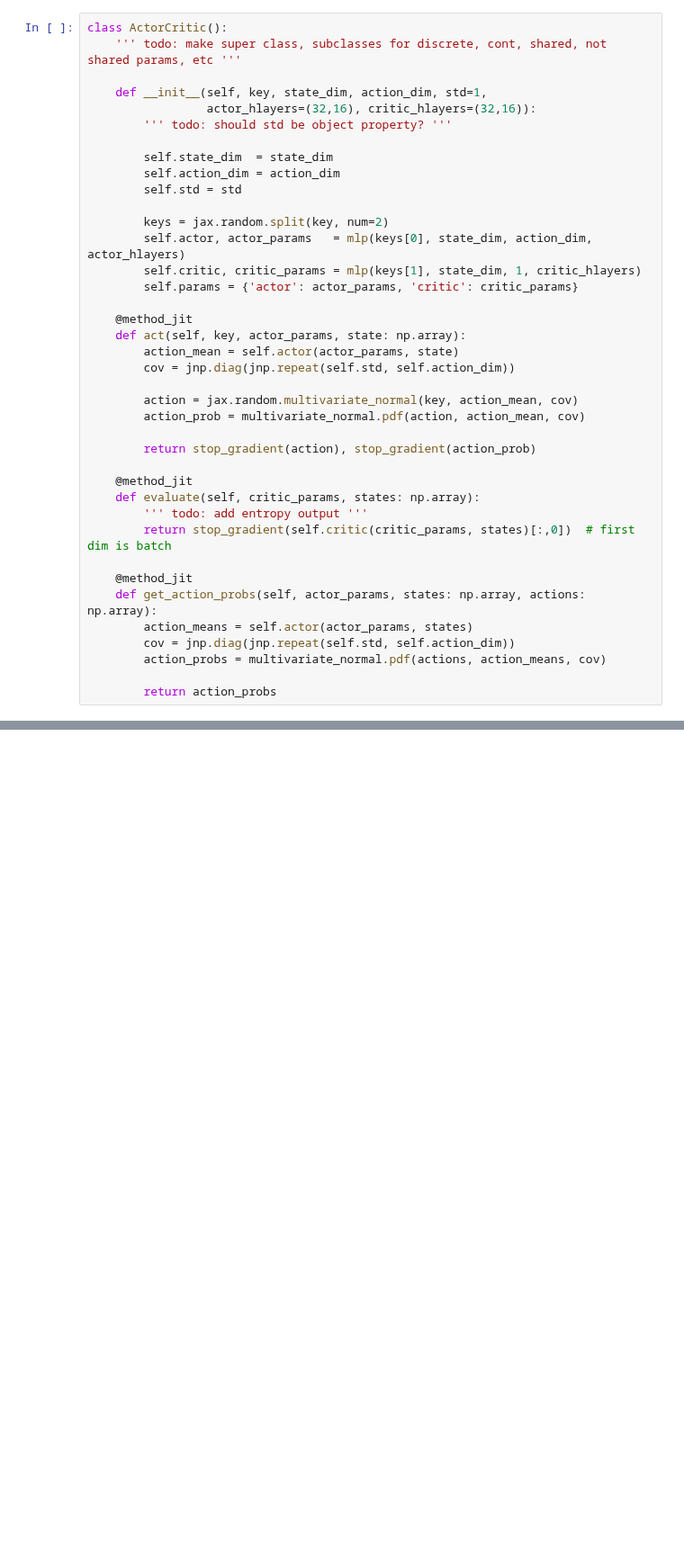
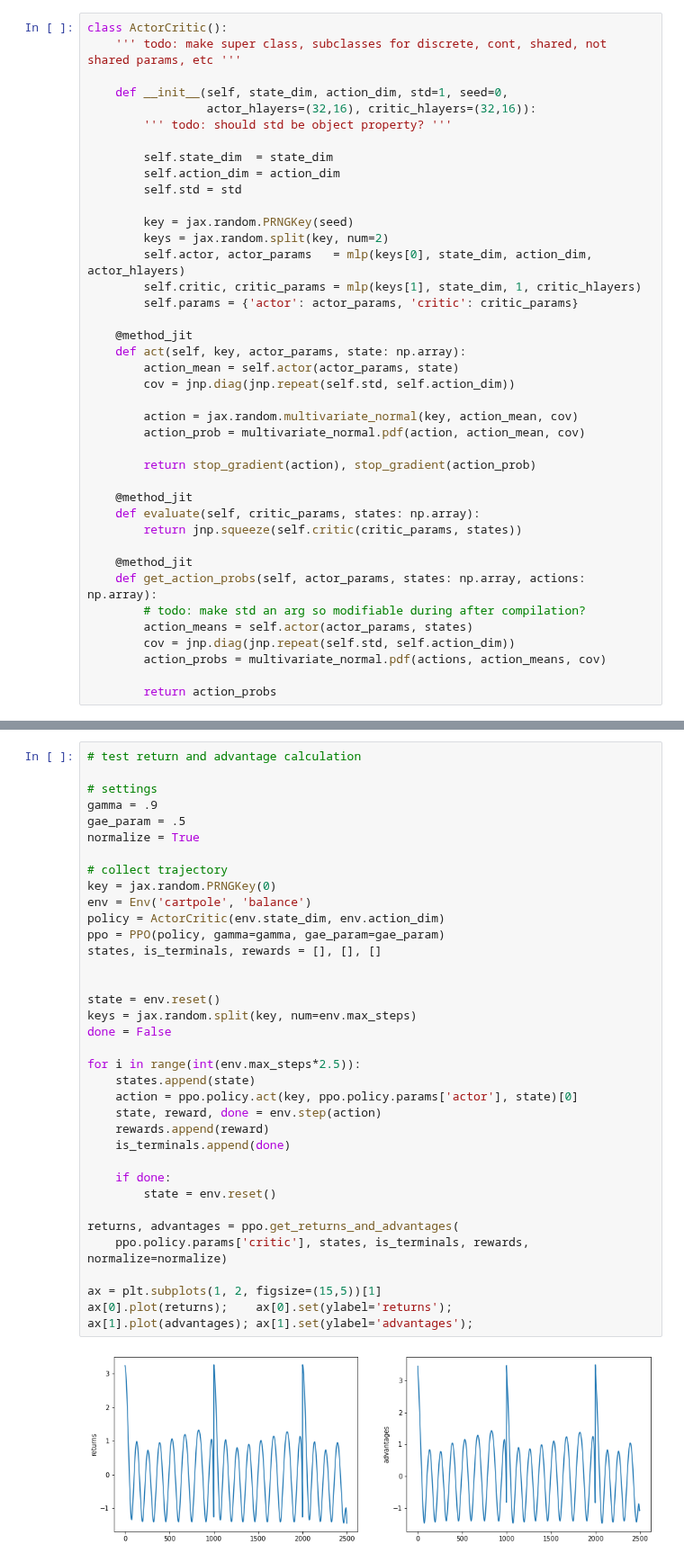
Before and after one commit to richard-warren/rl_sandbox, a Jupyter notebook: ppo_demo.ipynb, the cells around one changed output, grey strips where cells are left out. Shown at 90% size. Saved outputs shown, nothing was run; the diff lists cells and outputs as text; blank space fills up the shorter version.

```diff
--- a/ppo_demo.ipynb
+++ b/ppo_demo.ipynb
@@ -67,7 +126,7 @@ def mlp(key, input_dim, output_dim, hidden_layers=(64,32)):
 class ActorCritic():
     ''' todo: make super class, subclasses for discrete, cont, shared, not shared params, etc '''
 
-    def __init__(self, key, state_dim, action_dim, std=1,
+    def __init__(self, state_dim, action_dim, std=1, seed=0,
                  actor_hlayers=(32,16), critic_hlayers=(32,16)):
         ''' todo: should std be object property? '''
 
@@ -75,6 +134,7 @@ class ActorCritic():
         self.action_dim = action_dim
         self.std = std
 
+        key = jax.random.PRNGKey(seed)
         keys = jax.random.split(key, num=2)
         self.actor, actor_params   = mlp(keys[0], state_dim, action_dim, actor_hlayers)
         self.critic, critic_params = mlp(keys[1], state_dim, 1, critic_hlayers)
@@ -92,11 +152,11 @@ class ActorCritic():
 
     @method_jit
     def evaluate(self, critic_params, states: np.array):
-        ''' todo: add entropy output '''
-        return stop_gradient(self.critic(critic_params, states)[:,0])  # first dim is batch
+        return jnp.squeeze(self.critic(critic_params, states))
 
     @method_jit
     def get_action_probs(self, actor_params, states: np.array, actions: np.array):
+        # todo: make std an arg so modifiable during after compilation?
         action_means = self.actor(actor_params, states)
         cov = jnp.diag(jnp.repeat(self.std, self.action_dim))
         action_probs = multivariate_normal.pdf(actions, action_means, cov)
@@ -317,0 +357,38 @@ train(env, max_episodes, batch_size, minibatch_size,
+# %%
+# test return and advantage calculation
+
+# settings
+gamma = .9
+gae_param = .5
+normalize = True
+
+# collect trajectory
+key = jax.random.PRNGKey(0)
+env = Env('cartpole', 'balance')
+policy = ActorCritic(env.state_dim, env.action_dim)
+ppo = PPO(policy, gamma=gamma, gae_param=gae_param)
+states, is_terminals, rewards = [], [], []
+
+
+state = env.reset()
+keys = jax.random.split(key, num=env.max_steps)
+done = False
+
+for i in range(int(env.max_steps*2.5)):
+    states.append(state)
+    action = ppo.policy.act(key, ppo.policy.params['actor'], state)[0]
+    state, reward, done = env.step(action)
+    rewards.append(reward)
+    is_terminals.append(done)
+
+    if done:
+        state = env.reset()
+
+returns, advantages = ppo.get_returns_and_advantages(
+    ppo.policy.params['critic'], states, is_terminals, rewards, normalize=normalize)
+
+ax = plt.subplots(1, 2, figsize=(15,5))[1]
+ax[0].plot(returns);    ax[0].set(ylabel='returns');
+ax[1].plot(advantages); ax[1].set(ylabel='advantages');
+# %% [output]
+[figure, added]
```
Also changed, not shown: parts of 13 cells of this notebook.
